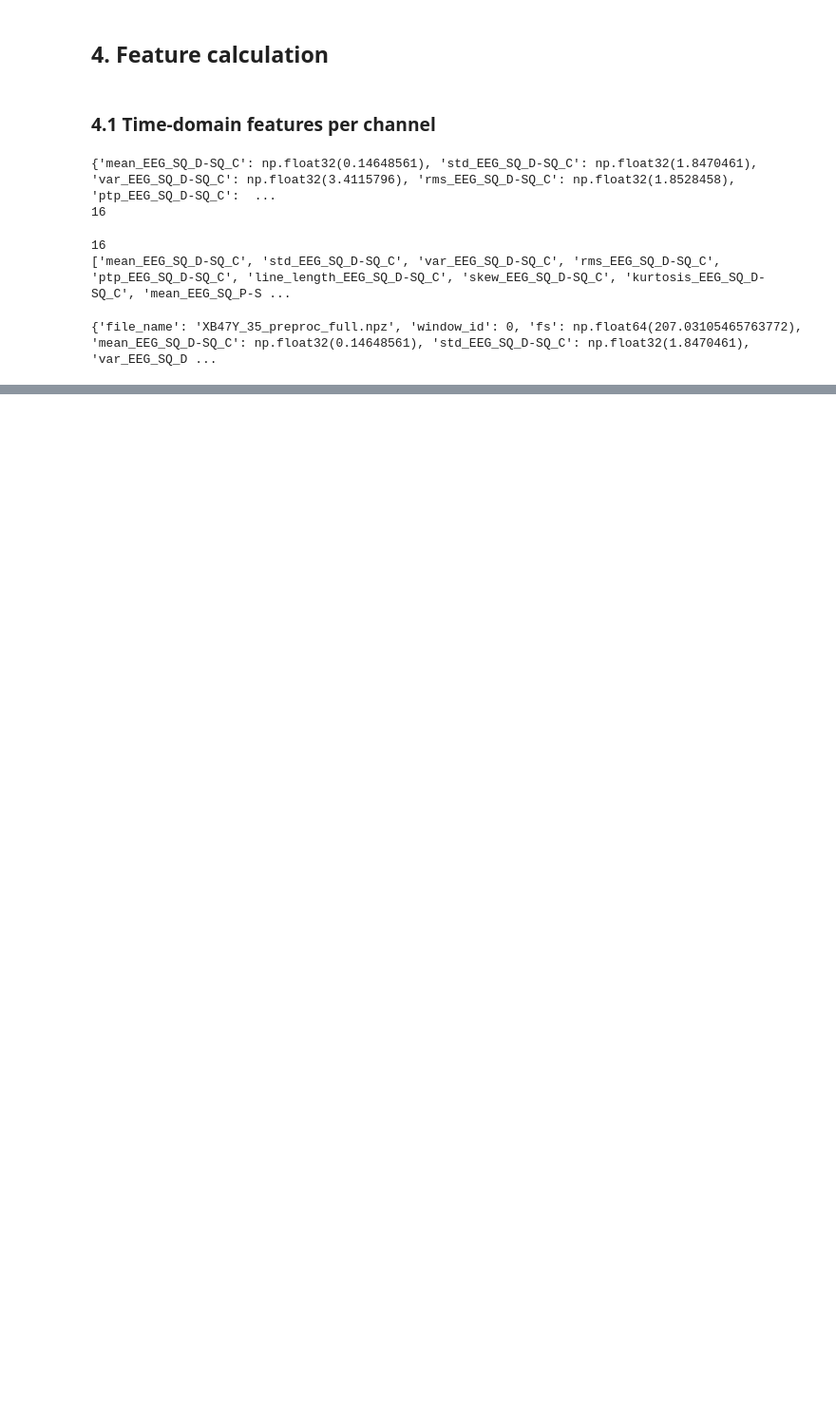
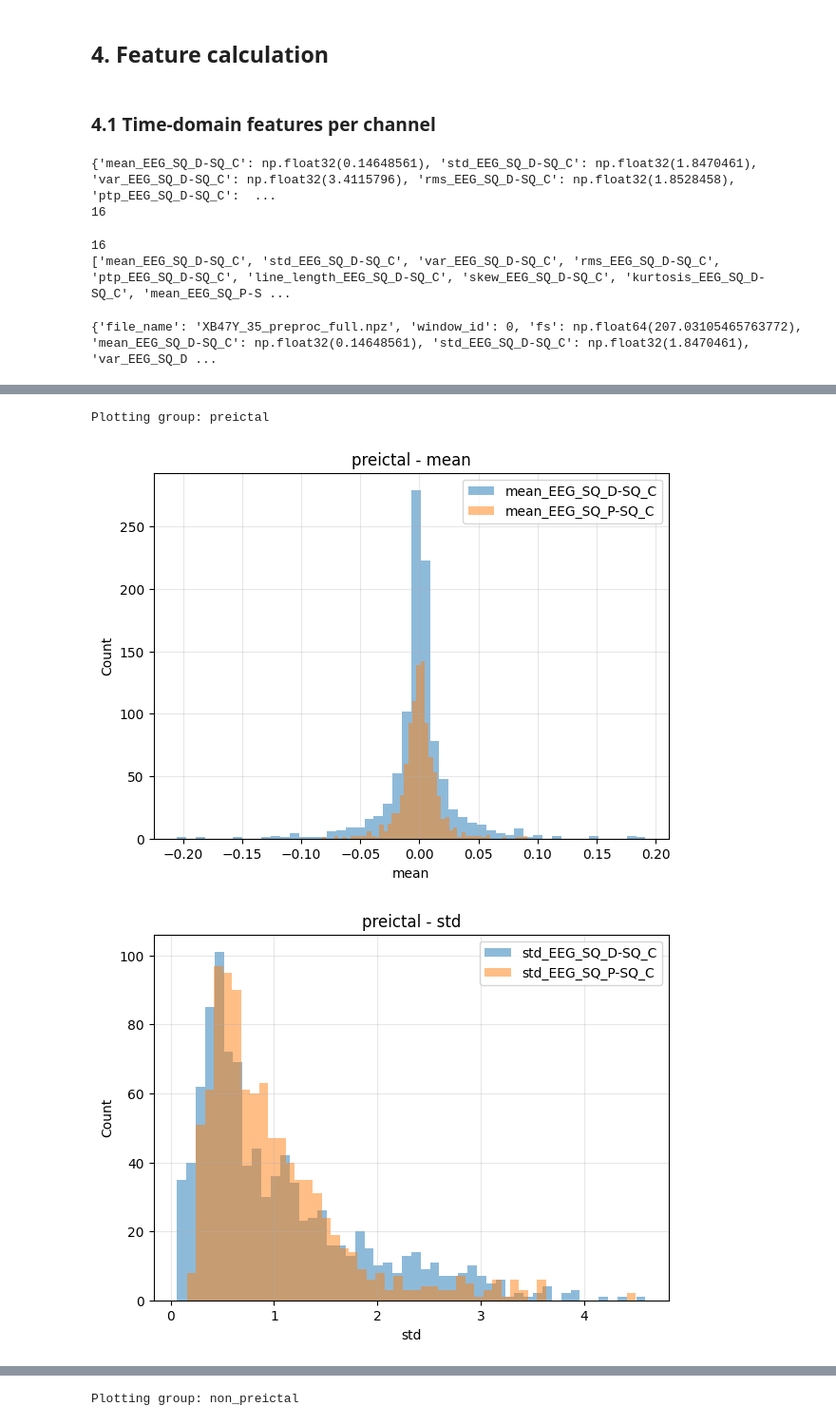
Before and after one commit to tomas0899/FoundationModel_EEG_Dissertation, a Jupyter notebook: EEG_data_vis/code/Try2_feat_eng.ipynb, the cells around one changed output, grey strips where cells are left out. Shown at 95% size. Drawn from its saved outputs; the diff is of its cells as text; code cells hidden in the pictures; blank space fills up the shorter version.

```diff
--- a/EEG_data_vis/code/Try2_feat_eng.ipynb
+++ b/EEG_data_vis/code/Try2_feat_eng.ipynb
@@ -775,0 +881,20 @@ print(df_features.shape)
+# %%
+# 1) Preictal group
+df_preictal = df_final[df_final["preictal"] == 1].copy()
+
+# 2) All non-preictal samples
+df_non_preictal = df_final[df_final["preictal"] != 1].copy()
+
+# 3) Random subset of non-preictal with same size as preictal
+n_preictal = len(df_preictal)
+
+df_non_preictal_sampled = df_non_preictal.sample(
+    n=n_preictal,
+    random_state=889
+).copy()
+
+# Check sizes
+print("Original:", df_preictal.shape)
+print("Preictal:", df_preictal.shape)
+print("Non-preictal:", df_non_preictal.shape)
+print("Non-preictal sampled:", df_non_preictal_sampled.shape)
@@ -775,0 +912,59 @@ print(df_features.shape)
+# %%
+import matplotlib.pyplot as plt
+import pandas as pd
+import numpy as np
+
+groups = {
+    "preictal": df_preictal,
+    "non_preictal": df_non_preictal,
+    "non_preictal_sampled": df_non_preictal_sampled,
+}
+
+base_features = ["mean", "std", "var", "rms", "ptp", "line_length", "skew", "kurtosis"]
+
+for group_name, df_to_plot in groups.items():
+
+    print(f"\nPlotting group: {group_name}")
+
+    for feat in base_features:
+        feat_cols = [col for col in df_to_plot.columns if col.startswith(f"{feat}_")]
+
+        if len(feat_cols) < 2:
+            print(f"Skipping {feat} in {group_name}: less than 2 channel columns found.")
+            continue
+
+        plt.figure(figsize=(7, 5))
+
+        plotted_any = False
+
+        for col in feat_cols:
+            # Keep only finite values
+            values = df_to_plot[col].replace([np.inf, -np.inf], np.nan).dropna()
+            values = values[np.isfinite(values)]
+
+            if len(values) == 0:
+                print(f"Skipping column {col}: no finite values.")
+                continue
+
+            plt.hist(
+                values,
+                bins=50,
+                alpha=0.5,
+                label=col
+            )
+            plotted_any = True
+
+        if plotted_any:
+            plt.title(f"{group_name} - {feat}")
+            plt.xlabel(feat)
+            plt.ylabel("Count")
+            plt.legend()
+            plt.grid(True, alpha=0.3)
+            plt.show()
+        else:
+            plt.close()
+            print(f"No valid data to plot for {group_name} - {feat}")
+# %% [output]
+Plotting group: preictal
+[figure, added]
+[figure, added]
@@ -775,0 +977 @@ print(df_features.shape)
+Plotting group: non_preictal
```
Also changed, not shown: parts of 23 cells of this notebook, 1 other file.
